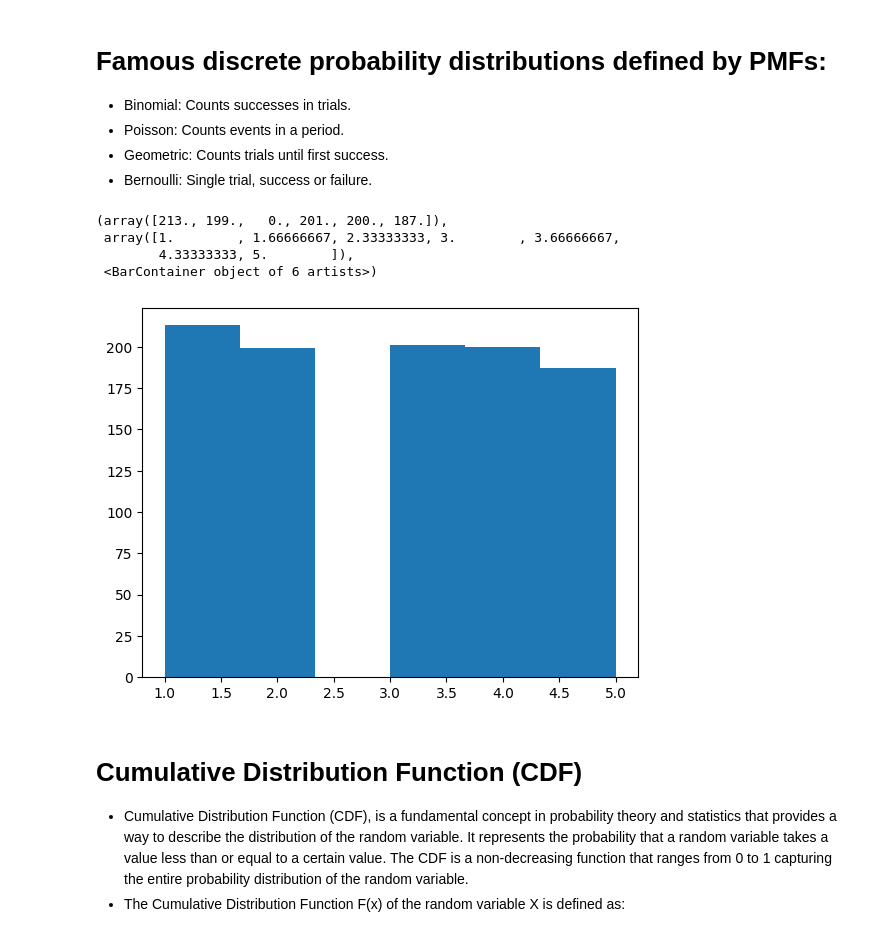
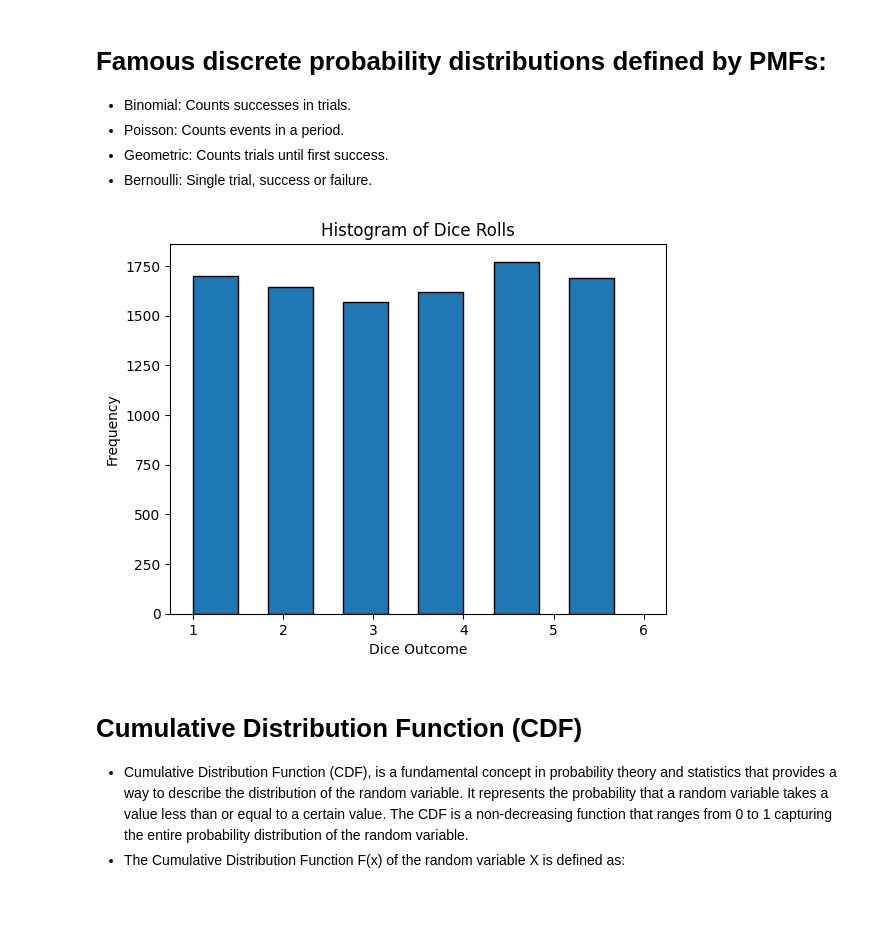
Before and after one commit to Shanmukh15501/DSML_PRACTISE_FILES, a Jupyter notebook: STATISTICS/session3.ipynb, the cells around one changed output. Drawn from its saved outputs; the diff is of its cells as text; code cells hidden in the pictures; blank space fills up the shorter version.

```diff
--- a/STATISTICS/session3.ipynb
+++ b/STATISTICS/session3.ipynb
@@ -54,19 +54,27 @@ There are two main types of probability distributions:
 # %%
 import numpy as np
 import pandas as pd
 from matplotlib import pyplot as plt
+
+# Generate random data between 1 and 6 (inclusive)
 result = []
-for i in range(1000):
-    result.append(np.random.randint(1,6))
+for i in range(10000):
+    result.append(np.random.randint(1, 7))
 result = pd.Series(result)
 
-plt.hist(result,bins=6)
+# Plot histogram with 6 bins and space between bins
+plt.hist(result, bins=6, edgecolor='black', width=0.5)
+
+
+# Labels and title
+plt.xlabel('Dice Outcome')
+plt.ylabel('Frequency')
+plt.title('Histogram of Dice Rolls')
+
+# Show plot
+plt.show()
 # %% [output]
-(array([213., 199.,   0., 201., 200., 187.]),
- array([1.        , 1.66666667, 2.33333333, 3.        , 3.66666667,
-        4.33333333, 5.        ]),
- <BarContainer object of 6 artists>)
-[figure, old version]
+[figure, new version]
 # %% [markdown]
 # Cumulative Distribution Function (CDF)
 - Cumulative Distribution Function (CDF), is a fundamental concept in probability theory and statistics that provides a way to describe the distribution of the random variable. It represents the probability that a random variable takes a value less than or equal to a certain value. The CDF is a non-decreasing function that ranges from 0 to 1 capturing the entire probability distribution of the random variable.
```
Also changed, not shown: parts of 1 cell of this notebook, 1 other file.
